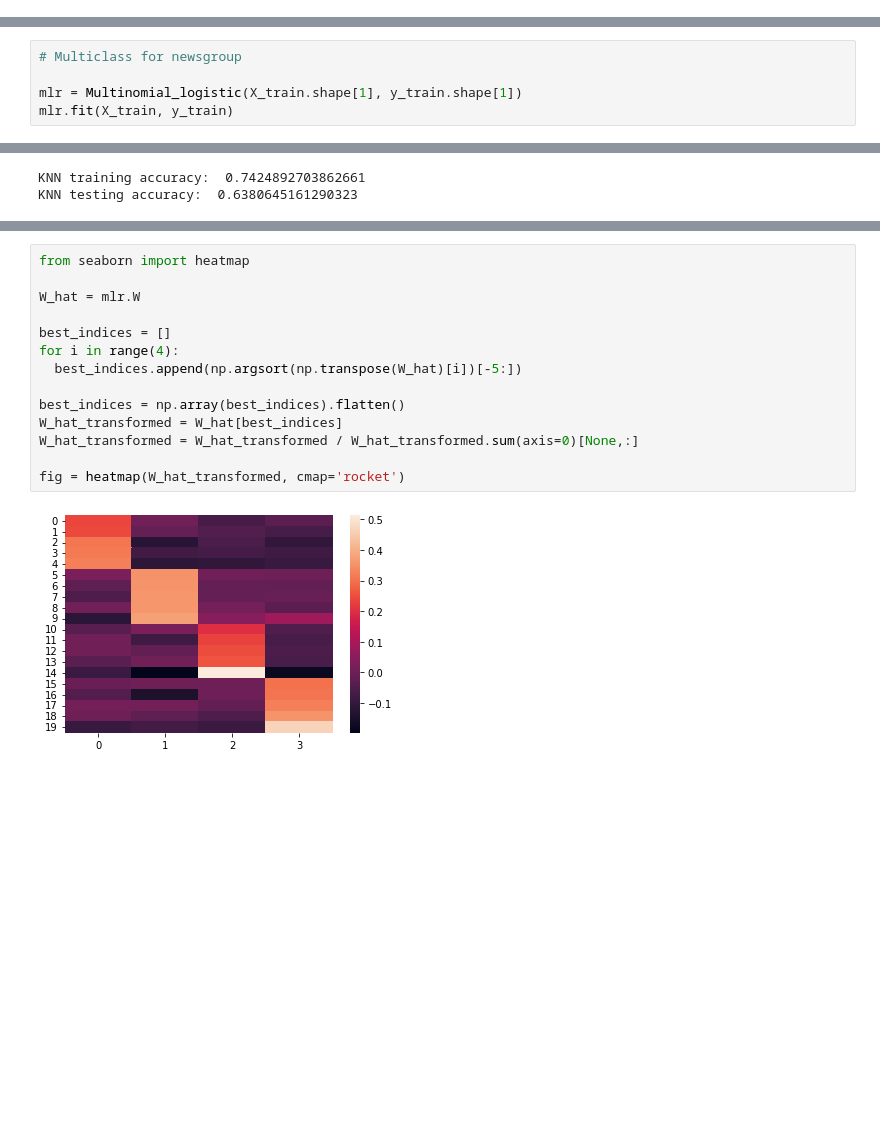
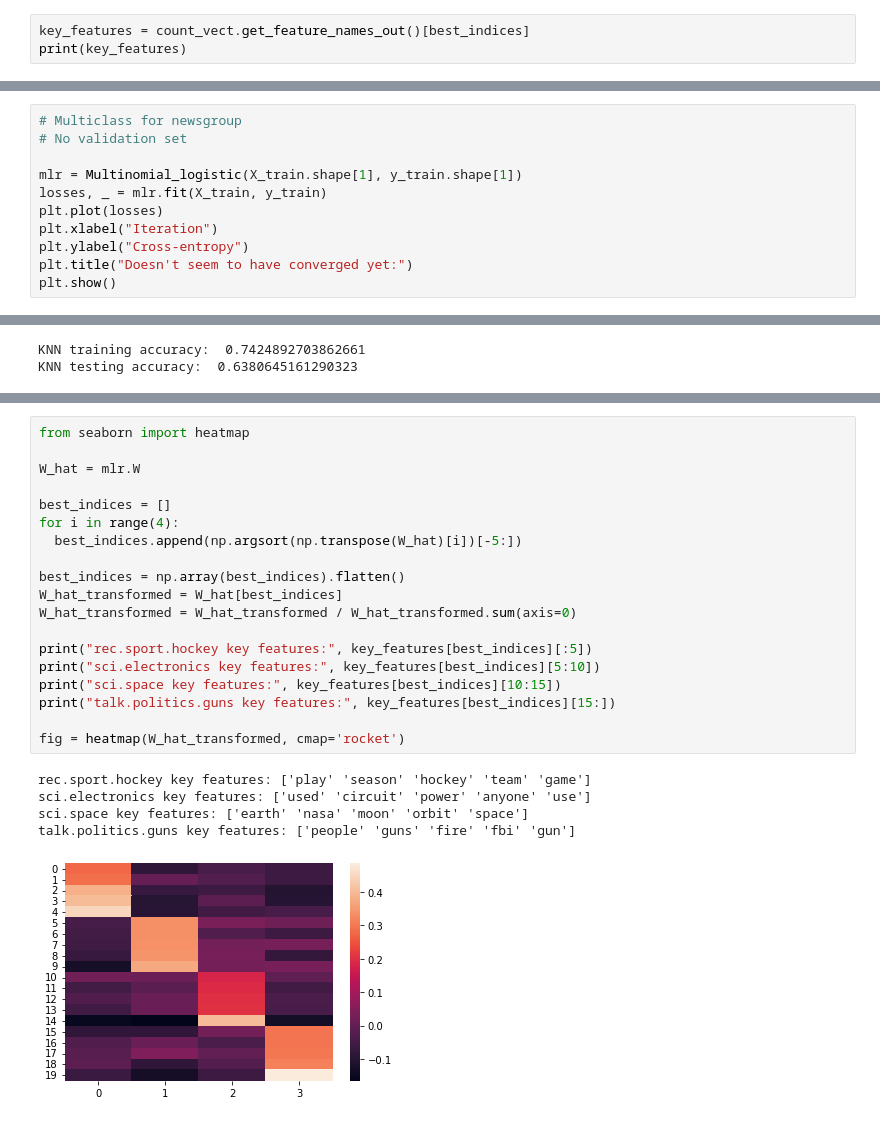
Before and after one commit to acollin19/comp551, a Jupyter notebook: assignment2_group_24.ipynb, the cells around one changed output, grey strips where cells are left out. Saved outputs shown, nothing was run; the diff lists cells and outputs as text; blank space fills up the shorter version.

Commit message:
More plots

```diff
--- a/assignment2_group_24.ipynb
+++ b/assignment2_group_24.ipynb
@@ -304,0 +278,3 @@ array(['action', 'activities', 'advance', 'aerospace', 'agents', 'allen',
+# %%
+key_features = count_vect.get_feature_names_out()[best_indices]
+print(key_features)
@@ -486,6 +482,12 @@ class Multinomial_logistic:
 # %%
 # Multiclass for newsgroup
+# No validation set
 
 mlr = Multinomial_logistic(X_train.shape[1], y_train.shape[1])
-mlr.fit(X_train, y_train)
+losses, _ = mlr.fit(X_train, y_train)
+plt.plot(losses)
+plt.xlabel("Iteration")
+plt.ylabel("Cross-entropy")
+plt.title("Doesn't seem to have converged yet:")
+plt.show()
 # %% [output]
@@ -616,16 +603,25 @@ plt.show()
 # %%
 from seaborn import heatmap
 
 W_hat = mlr.W
 
 best_indices = []
 for i in range(4):
   best_indices.append(np.argsort(np.transpose(W_hat)[i])[-5:])
 
 best_indices = np.array(best_indices).flatten()
 W_hat_transformed = W_hat[best_indices]
-W_hat_transformed = W_hat_transformed / W_hat_transformed.sum(axis=0)[None,:]
+W_hat_transformed = W_hat_transformed / W_hat_transformed.sum(axis=0)
+
+print("rec.sport.hockey key features:", key_features[best_indices][:5])
+print("sci.electronics key features:", key_features[best_indices][5:10])
+print("sci.space key features:", key_features[best_indices][10:15])
+print("talk.politics.guns key features:", key_features[best_indices][15:])
 
 fig = heatmap(W_hat_transformed, cmap='rocket')
 # %% [output]
+rec.sport.hockey key features: ['play' 'season' 'hockey' 'team' 'game']
+sci.electronics key features: ['used' 'circuit' 'power' 'anyone' 'use']
+sci.space key features: ['earth' 'nasa' 'moon' 'orbit' 'space']
+talk.politics.guns key features: ['people' 'guns' 'fire' 'fbi' 'gun']
-[figure, old version]
+[figure, new version]
```
Also changed, not shown: parts of 21 cells of this notebook.
